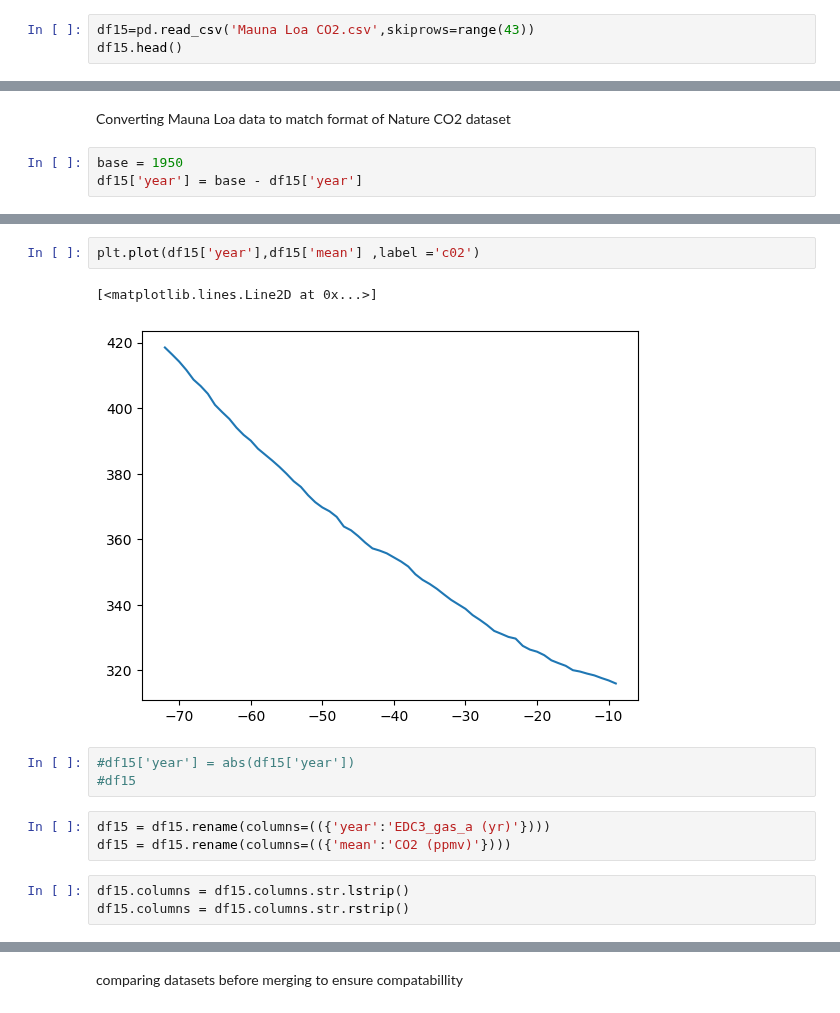
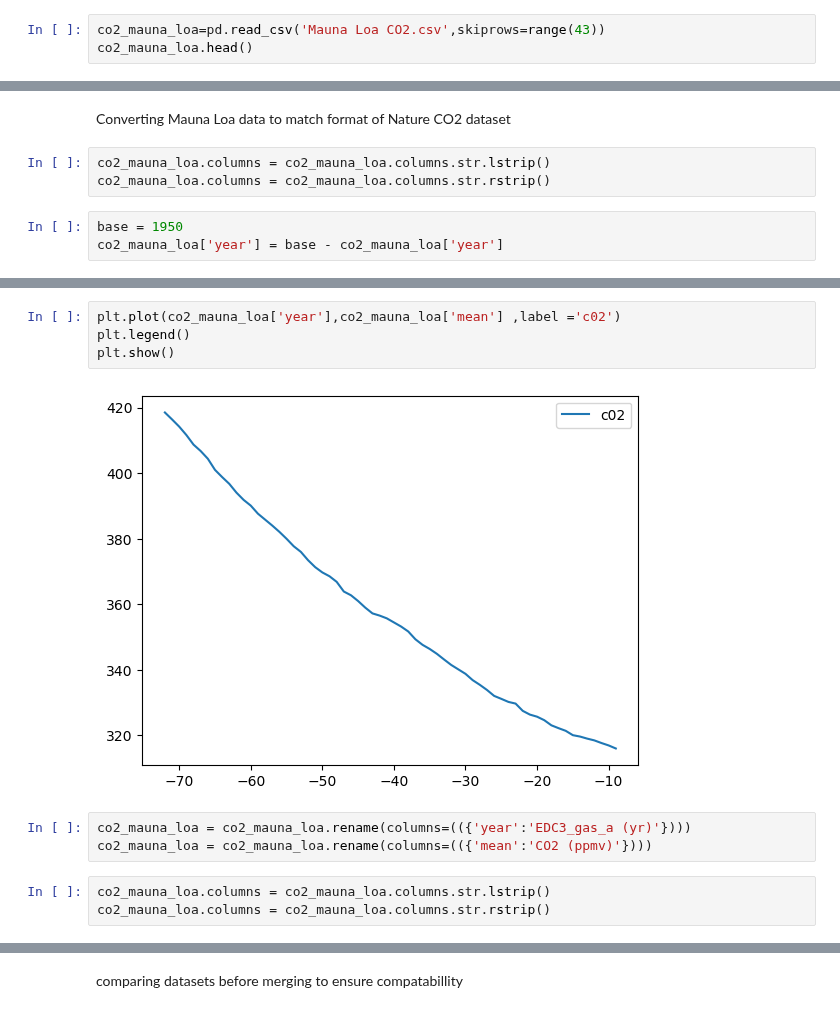
Before and after one commit to dectan/Programming-for-Data-Analysis-Project-2, a Jupyter notebook: test3.ipynb, the cells around one changed output, grey strips where cells are left out. Cells and saved outputs as stored; diff of their text form.

Commit message:
co2 variables renamed for clarity, structure changed for clarity

```diff
--- a/test3.ipynb
+++ b/test3.ipynb
@@ -95,8 +95,8 @@ plt.show()
 # %% [output]
 [figure]
 # %%
-df15=pd.read_csv('Mauna Loa CO2.csv',skiprows=range(43))
-df15.head()
+co2_mauna_loa=pd.read_csv('Mauna Loa CO2.csv',skiprows=range(43))
+co2_mauna_loa.head()
 # %% [output]
 |  | year | mean | unc |
 | 0 | 1959 | 315.98 | 0.12 |
@@ -116,6 +113,9 @@ unc     float64
 dtype: object
 # %% [markdown]
 Converting Mauna Loa data to match format of Nature CO2 dataset
+# %%
+co2_mauna_loa.columns = co2_mauna_loa.columns.str.lstrip()
+co2_mauna_loa.columns = co2_mauna_loa.columns.str.rstrip()
 # %%
 base = 1950
-df15['year'] = base - df15['year']
+co2_mauna_loa['year'] = base - co2_mauna_loa['year']
@@ -159,14 +138,12 @@ df15
 # %%
-plt.plot(df15['year'],df15['mean'] ,label ='c02')
+plt.plot(co2_mauna_loa['year'],co2_mauna_loa['mean'] ,label ='c02')
+plt.legend()
+plt.show()
 # %% [output]
-[<matplotlib.lines.Line2D at 0x...>]
-[figure, old version]
+[figure, new version]
-# %%
-#df15['year'] = abs(df15['year'])
-#df15
 # %%
-df15 = df15.rename(columns=(({'year':'EDC3_gas_a (yr)'})))
-df15 = df15.rename(columns=(({'mean':'CO2 (ppmv)'})))
+co2_mauna_loa = co2_mauna_loa.rename(columns=(({'year':'EDC3_gas_a (yr)'})))
+co2_mauna_loa = co2_mauna_loa.rename(columns=(({'mean':'CO2 (ppmv)'})))
 # %%
-df15.columns = df15.columns.str.lstrip()
-df15.columns = df15.columns.str.rstrip()
+co2_mauna_loa.columns = co2_mauna_loa.columns.str.lstrip()
+co2_mauna_loa.columns = co2_mauna_loa.columns.str.rstrip()
```
Also changed, not shown: parts of 58 cells of this notebook, 1 other file.
